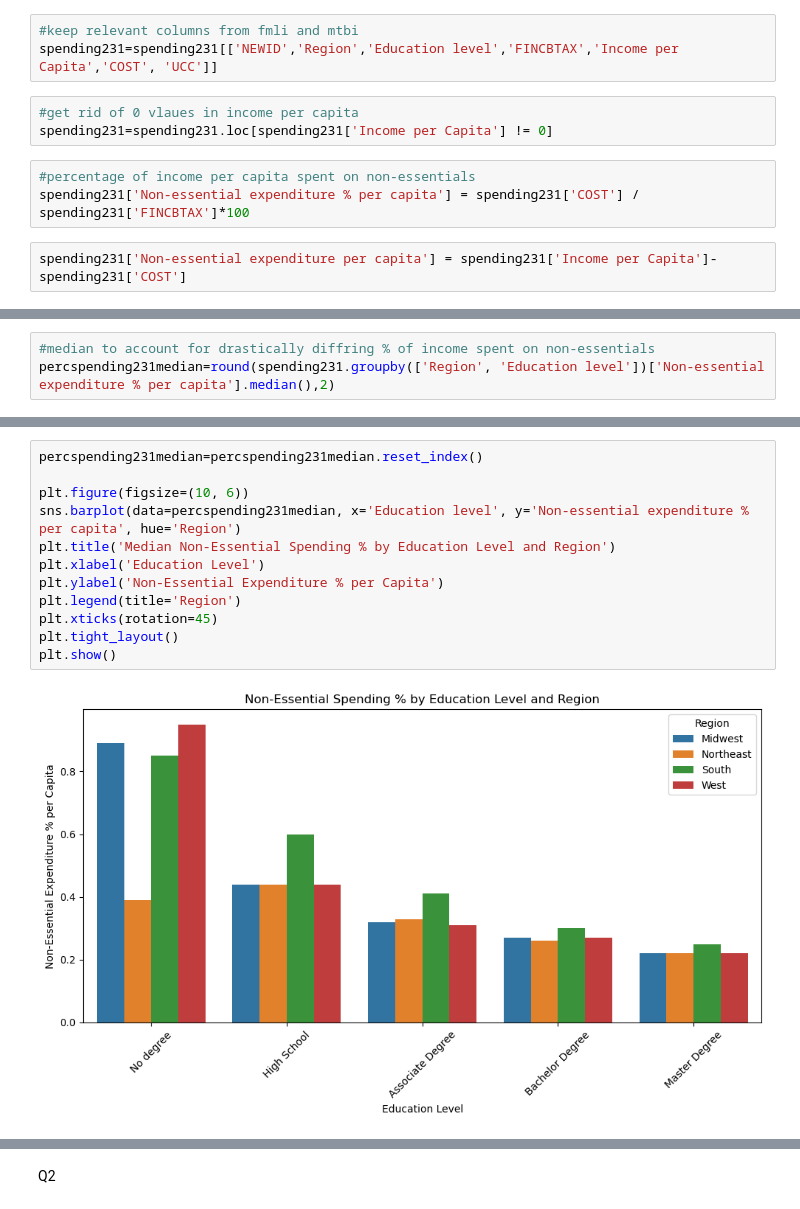
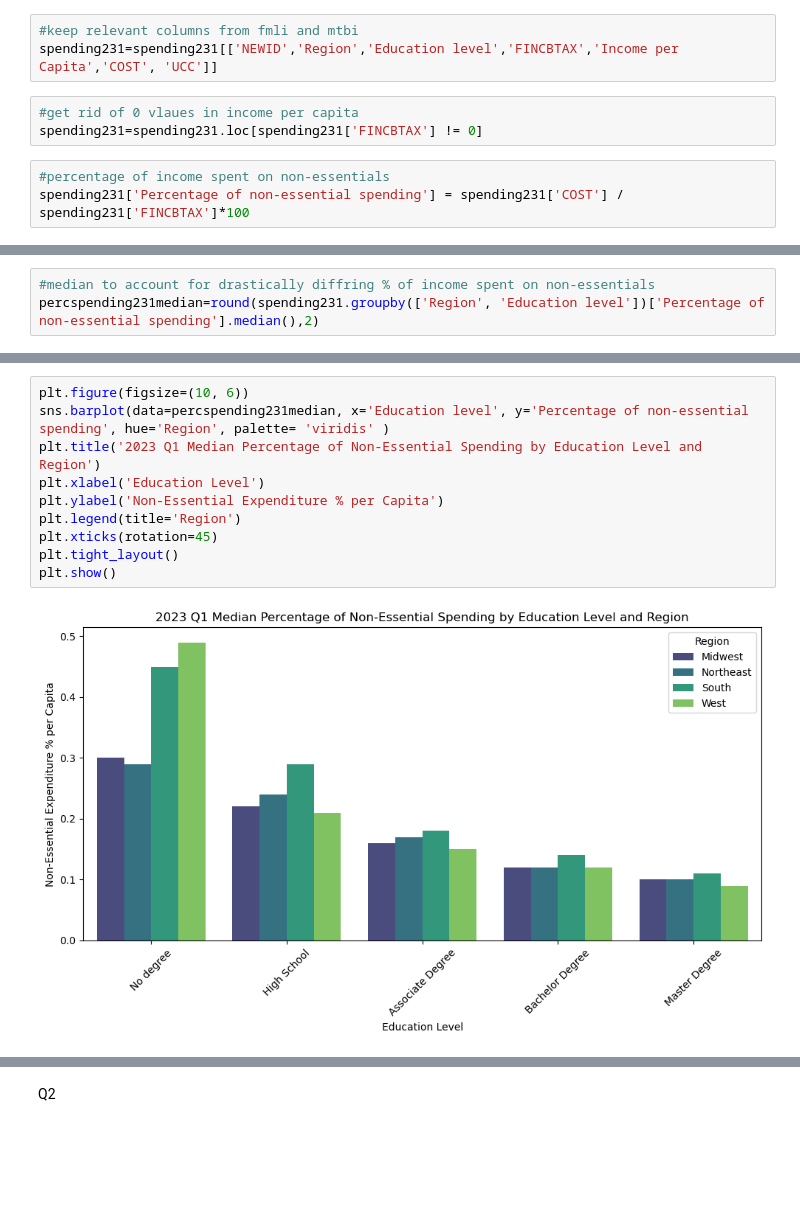
Before and after one commit to Leslygcruz/Educationproj, a Jupyter notebook: Education_capstone.ipynb, the cells around one changed output, grey strips where cells are left out. Saved outputs shown, nothing was run; the diff lists cells and outputs as text; blank space fills up the shorter version.

```diff
--- a/Education_capstone.ipynb
+++ b/Education_capstone.ipynb
@@ -564,12 +658,10 @@ spending231= pd.merge(fmli231spending, mtbi231, on='NEWID', how='inner')
 spending231=spending231[['NEWID','Region','Education level','FINCBTAX','Income per Capita','COST', 'UCC']]
 # %%
 #get rid of 0 vlaues in income per capita
-spending231=spending231.loc[spending231['Income per Capita'] != 0]
+spending231=spending231.loc[spending231['FINCBTAX'] != 0]
 # %%
-#percentage of income per capita spent on non-essentials
-spending231['Non-essential expenditure % per capita'] = spending231['COST'] / spending231['FINCBTAX']*100
+#percentage of income spent on non-essentials
+spending231['Percentage of non-essential spending'] = spending231['COST'] / spending231['FINCBTAX']*100
-# %%
-spending231['Non-essential expenditure per capita'] = spending231['Income per Capita']-spending231['COST']
 # %%
 #avg percentage of income spent on non-essentials per region and education
 #Region: to account for price differences between regions
@@ -593,4 +702,4 @@ plt.show()
 # %%
 #median to account for drastically diffring % of income spent on non-essentials
-percspending231median=round(spending231.groupby(['Region', 'Education level'])['Non-essential expenditure % per capita'].median(),2)
+percspending231median=round(spending231.groupby(['Region', 'Education level'])['Percentage of non-essential spending'].median(),2)
 # %%
@@ -616,14 +726,12 @@ Name: Non-essential expenditure % per capita, dtype: float64
 # %%
-percspending231median=percspending231median.reset_index()
-
 plt.figure(figsize=(10, 6))
-sns.barplot(data=percspending231median, x='Education level', y='Non-essential expenditure % per capita', hue='Region')
-plt.title('Median Non-Essential Spending % by Education Level and Region')
+sns.barplot(data=percspending231median, x='Education level', y='Percentage of non-essential spending', hue='Region', palette= 'viridis' )
+plt.title('2023 Q1 Median Percentage of Non-Essential Spending by Education Level and Region')
 plt.xlabel('Education Level')
 plt.ylabel('Non-Essential Expenditure % per Capita')
 plt.legend(title='Region')
 plt.xticks(rotation=45)
 plt.tight_layout()
 plt.show()
 # %% [output]
-[figure, old version]
+[figure, new version]
```
Also changed, not shown: parts of 47 cells of this notebook.
